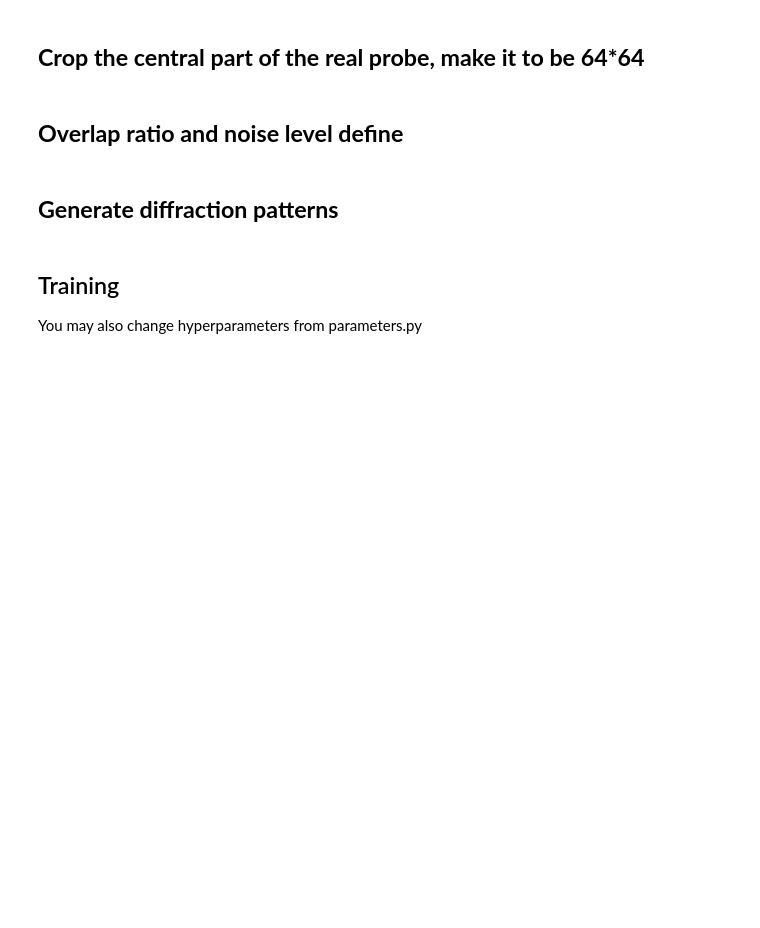
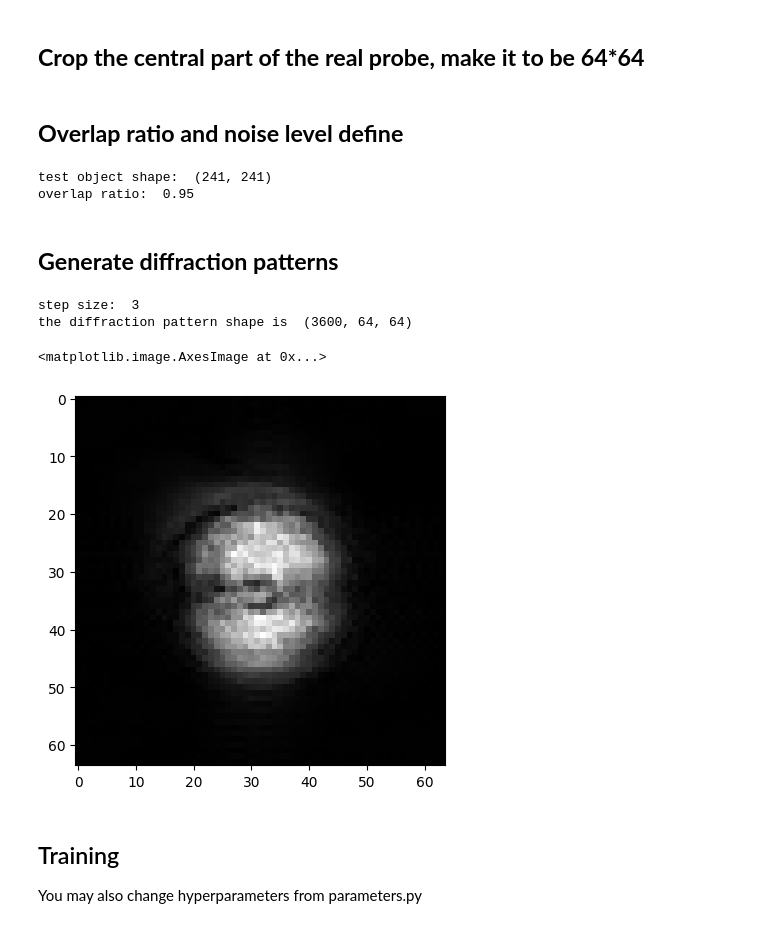
Before and after one commit to TISGroup/PtyINR, a Jupyter notebook: demo/interactive_rec_simulated_data.ipynb, the cells around one changed output. Saved outputs shown, nothing was run; the diff lists cells and outputs as text; code cells hidden in the pictures; blank space fills up the shorter version.

```diff
--- a/demo/interactive_rec_simulated_data.ipynb
+++ b/demo/interactive_rec_simulated_data.ipynb
@@ -43,24 +61,23 @@ probe=torch.tensor(probe).cuda()[24:-24,24:-24]
 # %% [markdown]
 ## **Overlap ratio and noise level define**
 # %%
-probe_array_overlap=0.95           #choose between 0.95 0.5 0.3, for simplicity of calculation, we use illumination overlap ratio (1-step_size/probe_array_size) here, corresponding to 40%, -540%, -800% actual probe overlap ratios (1-step_size/probe_size)
+overlap=0.95       #choose between 0.95 0.5 0.3, for simplicity of calculation, we use illumination overlap ratio (1-step_size/probe_array_size) here, corresponding to 40%, -540%, -800% actual probe overlap ratios (1-step_size/probe_size)
 noise_tag="clean"         #choose between clean, gaussian, poisson, combined
 parameters["probe_known"]=False
-probe_tag="probe_unknown"
-parameters["probe_shape"]="circ"      # choose between circ and rect
+probe_tag="probe_unknown"   # the final reconstruction will be saved with this tag
 # %%
-parameters["overlap_ratio"]=probe_array_overlap
+parameters["overlap_ratio"]=overlap
 step_size=round((1-parameters["overlap_ratio"])*probe.shape[0])
 
 pad_number=step_size-(241-probe.shape[0])%step_size
 
 if pad_number!=step_size:
     pad=nn.ZeroPad2d((0, pad_number, 0, pad_number))
-    case_obj=torch.tensor(tungsten)
+    case_obj=torch.tensor(crystal)
     case_obj=pad(case_obj)
     case_obj=case_obj.numpy()
 else:
-    case_obj=tungsten
+    case_obj=crystal
 
 if ((case_obj.shape[0]-probe.shape[0])/step_size+1)%2!=0:
     case_obj=torch.tensor(case_obj)
@@ -71,14 +88,24 @@ if ((case_obj.shape[0]-probe.shape[0])/step_size+1)%2!=0:
 print("test object shape: ",case_obj.shape)
 print("overlap ratio: ",parameters["overlap_ratio"])
 parameters["obj_size"]=case_obj.shape[0]
+# %% [output]
+test object shape:  (241, 241)
+overlap ratio:  0.95
 # %% [markdown]
 ## **Generate diffraction patterns**
 # %%
-h5=diffraction_pattern_generate(amplitude_gt=torch.tensor(np.abs(case_obj)),phase_gt=torch.tensor(np.angle(case_obj))
-                                   ,overlap_ratio=probe_array_overlap,probe=probe,
+diffraction_pattern_generate(amplitude_gt=torch.tensor(np.abs(case_obj)),phase_gt=torch.tensor(np.angle(case_obj))
+                                   ,overlap_ratio=overlap,probe=probe,
                        parameters=parameters,noise=noise_tag)
+# %% [output]
+step size:  3
+the diffraction pattern shape is  (3600, 64, 64)
 # %%
-plt.imshow(h5["diffamp"][()][10],cmap="grey")
+h5=h5py.File(parameters["real_data_source"], 'r')
+plt.imshow(h5["diffamp"][()][11],cmap="grey")
+# %% [output]
+<matplotlib.image.AxesImage at 0x...>
+[figure, added]
 # %% [markdown]
 ## Training
 You may also change hyperparameters from parameters.py
```
Also changed, not shown: parts of 15 cells of this notebook, 1 other file.
